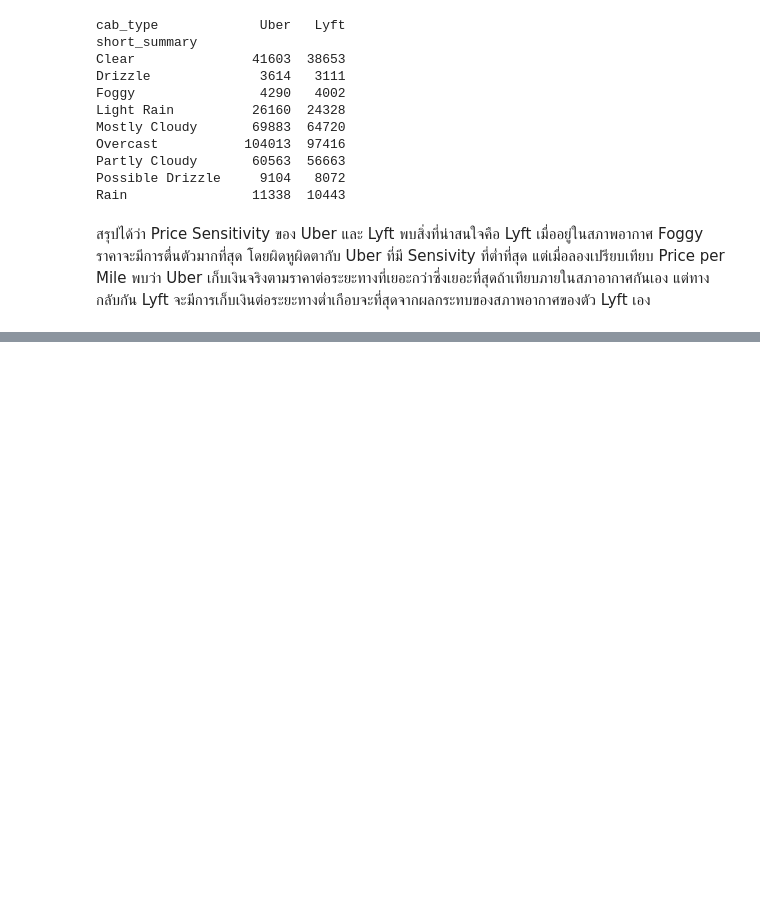
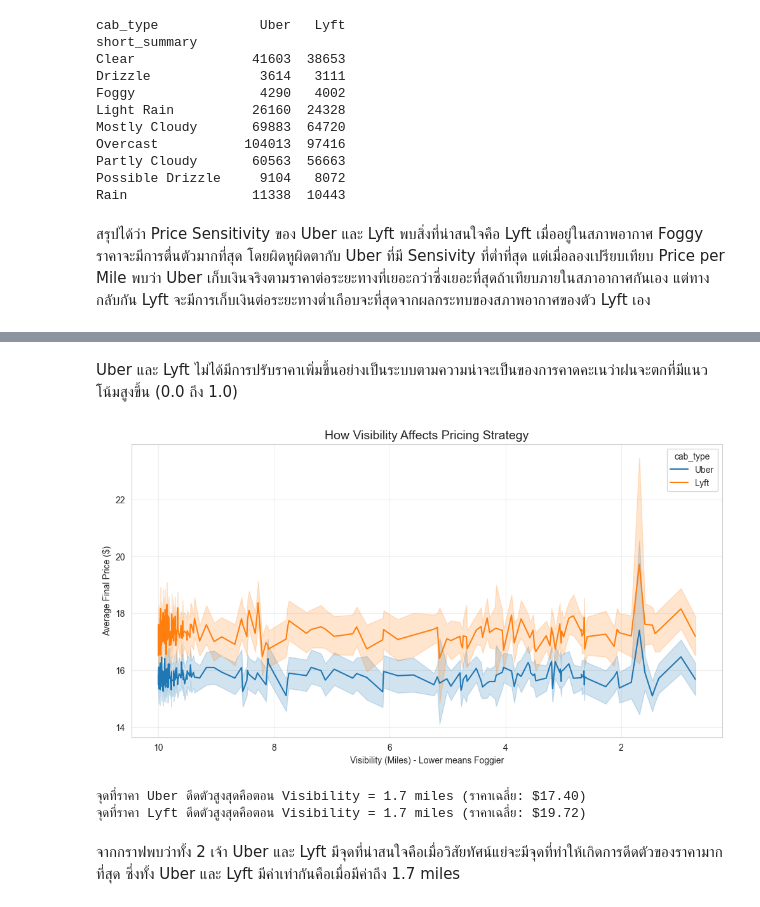
Before and after one commit to Bobbie-CPE38/cpe232-final-project, a Jupyter notebook: notebooks/eda_by_cab_type.ipynb, the cells around one changed output, grey strips where cells are left out. Saved outputs shown, nothing was run; the diff lists cells and outputs as text; code cells hidden in the pictures; blank space fills up the shorter version.

```diff
--- a/notebooks/eda_by_cab_type.ipynb
+++ b/notebooks/eda_by_cab_type.ipynb
@@ -430,0 +456,32 @@ Rain                11338  10443
+# %% [markdown]
+Uber และ Lyft ไม่ได้มีการปรับราคาเพิ่มขึ้นอย่างเป็นระบบตามความน่าจะเป็นของการคาดคะเนว่าฝนจะตกที่มีแนวโน้มสูงขึ้น (0.0 ถึง 1.0)
+# %%
+plt.figure(figsize=(12, 6))
+
+# ดูแนวโน้มราคาเมื่อทัศนวิสัยลดลง
+# ยิ่ง Visibility น้อย (ฝั่งซ้ายของกราฟ) ราคาควรจะสูงขึ้น
+sns.lineplot(data=df_compare, x='visibility', y='price', hue='cab_type')
+
+plt.title('How Visibility Affects Pricing Strategy', fontsize=14)
+plt.xlabel('Visibility (Miles) - Lower means Foggier')
+plt.ylabel('Average Final Price ($)')
+plt.gca().invert_xaxis() # พลิกแกน X เพื่อให้ความชัดน้อย (แย่) อยู่ฝั่งขวา จะได้ดูง่ายขึ้น
+plt.grid(True, alpha=0.3)
+plt.show()
+# %% [output]
+[figure, added]
+# %%
+df_compare['visibility_round'] = df_compare['visibility'].round(1)
+
+vis_spike = df_compare.groupby(['visibility_round', 'cab_type'])['price'].mean().unstack()
+
+uber_max_vis = vis_spike['Uber'].idxmax()
+lyft_max_vis = vis_spike['Lyft'].idxmax()
+
+print(f"จุดที่ราคา Uber ดีดตัวสูงสุดคือตอน Visibility = {uber_max_vis} miles (ราคาเฉลี่ย: ${vis_spike['Uber'].max():.2f})")
+print(f"จุดที่ราคา Lyft ดีดตัวสูงสุดคือตอน Visibility = {lyft_max_vis} miles (ราคาเฉลี่ย: ${vis_spike['Lyft'].max():.2f})")
+# %% [output]
+จุดที่ราคา Uber ดีดตัวสูงสุดคือตอน Visibility = 1.7 miles (ราคาเฉลี่ย: $17.40)
+จุดที่ราคา Lyft ดีดตัวสูงสุดคือตอน Visibility = 1.7 miles (ราคาเฉลี่ย: $19.72)
+# %% [markdown]
+จากกราฟพบว่าทั้ง 2 เจ้า Uber และ Lyft มีจุดที่น่าสนใจคือเมื่อวิสัยทัศน์แย่จะมีจุดที่ทำให้เกิดการดีดตัวของราคามากที่สุด ซึ่งทั้ง Uber และ Lyft มีค่าเท่ากันคือเมื่อมีค่าถึง 1.7 miles
```
Also changed, not shown: parts of 12 cells of this notebook.
